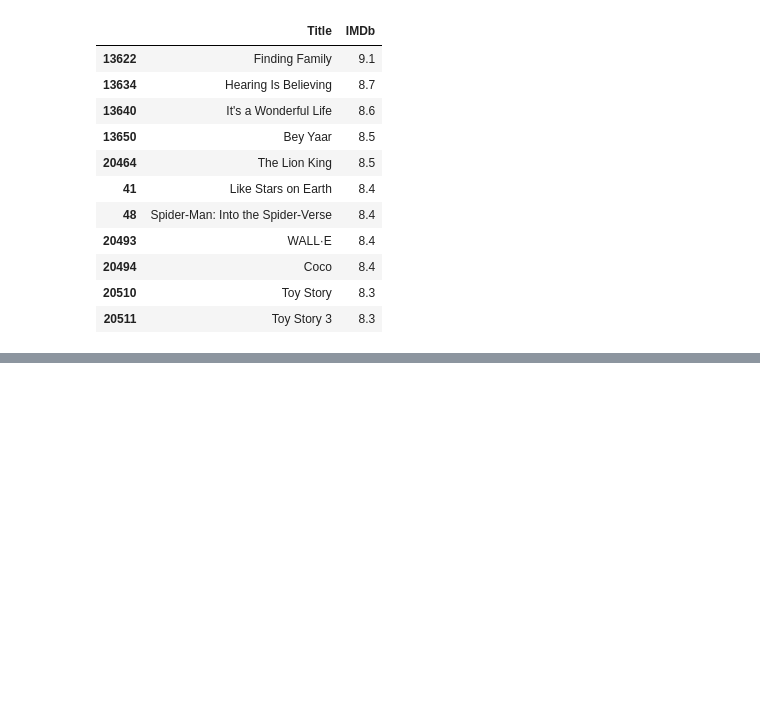
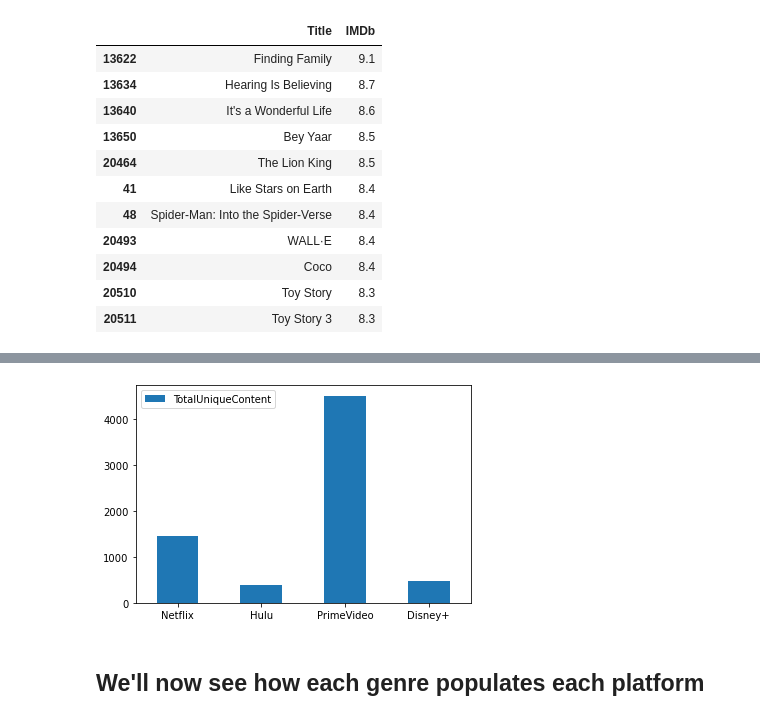
Before and after one commit to RoLDT/project-one-nesfils, a Jupyter notebook: Master Note.ipynb, the cells around one changed output, grey strips where cells are left out. Drawn from its saved outputs; the diff is of its cells as text; code cells hidden in the pictures; blank space fills up the shorter version.

```diff
--- a/Master Note.ipynb
+++ b/Master Note.ipynb
@@ -839,0 +882,3 @@ family_df[['Title','IMDb']][0:11]
+# %%
+Hulu=uniqueDF["Hulu"].sum()
+Hulu
@@ -839,0 +887,3 @@ family_df[['Title','IMDb']][0:11]
+# %%
+Prime=uniqueDF["Prime Video"].sum()
+Prime
@@ -839,0 +892,3 @@ family_df[['Title','IMDb']][0:11]
+# %%
+Disney=uniqueDF["Disney+"].sum()
+Disney
@@ -839,0 +907,8 @@ family_df[['Title','IMDb']][0:11]
+# %%
+#Dataframe to insert unique movie sums
+uniqueSum={'Platform':  ['Netflix', 'Hulu', 'PrimeVideo','Disney+'],
+        'TotalUniqueContent': [Netflix,Hulu,Prime,Disney]
+        }
+uniqueSumDf = pd.DataFrame(uniqueSum, columns = ['Platform', 'TotalUniqueContent'],index=uniqueSum['Platform'])
+
+uniqueSumDf
@@ -839,0 +921,7 @@ family_df[['Title','IMDb']][0:11]
+# %%
+#Plot sums
+ax = uniqueSumDf.plot.bar(rot=0)
+# %% [output]
+[figure, added]
+# %% [markdown]
+## We'll now see how each genre populates each platform
```
Also changed, not shown: parts of 26 cells of this notebook.
